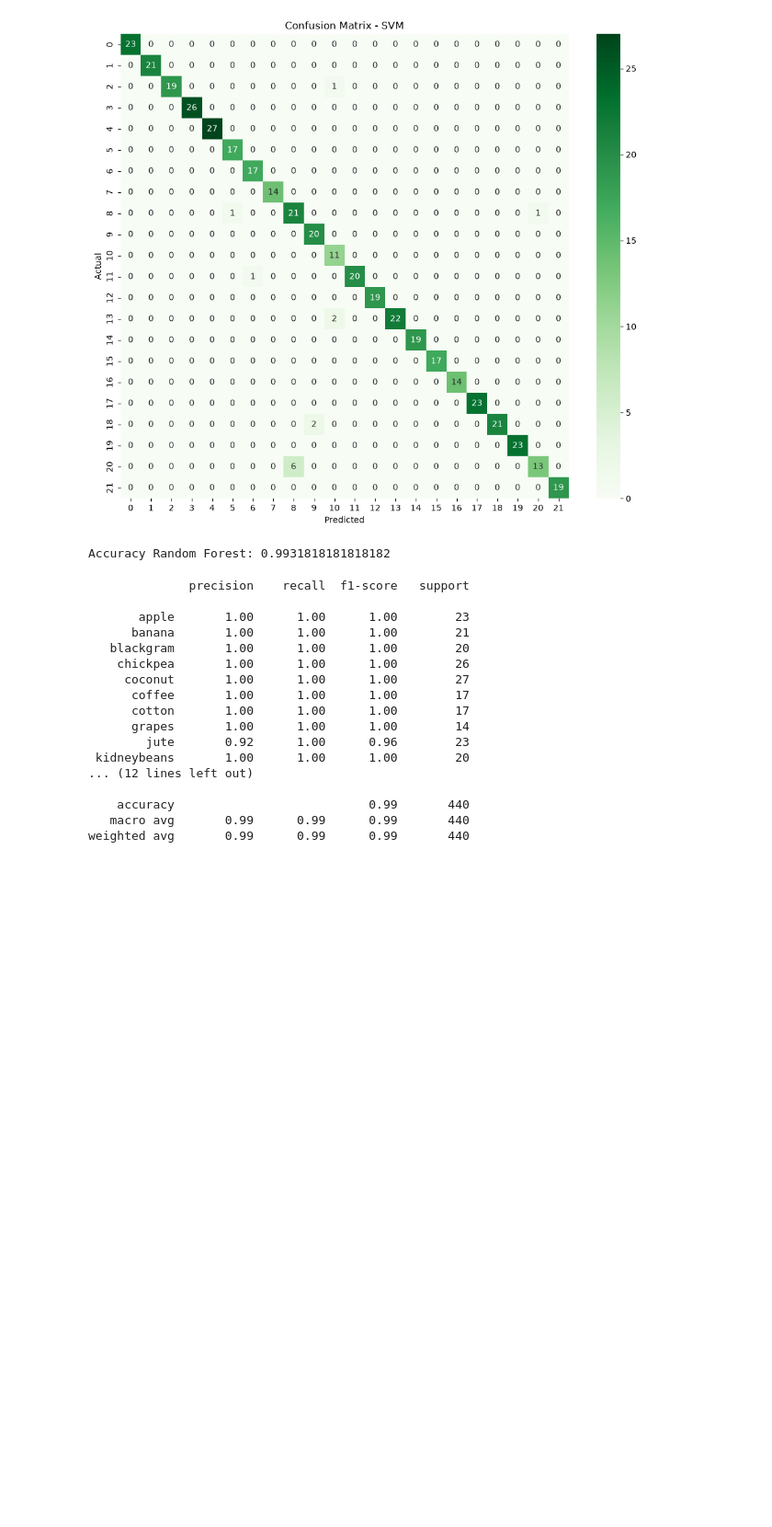
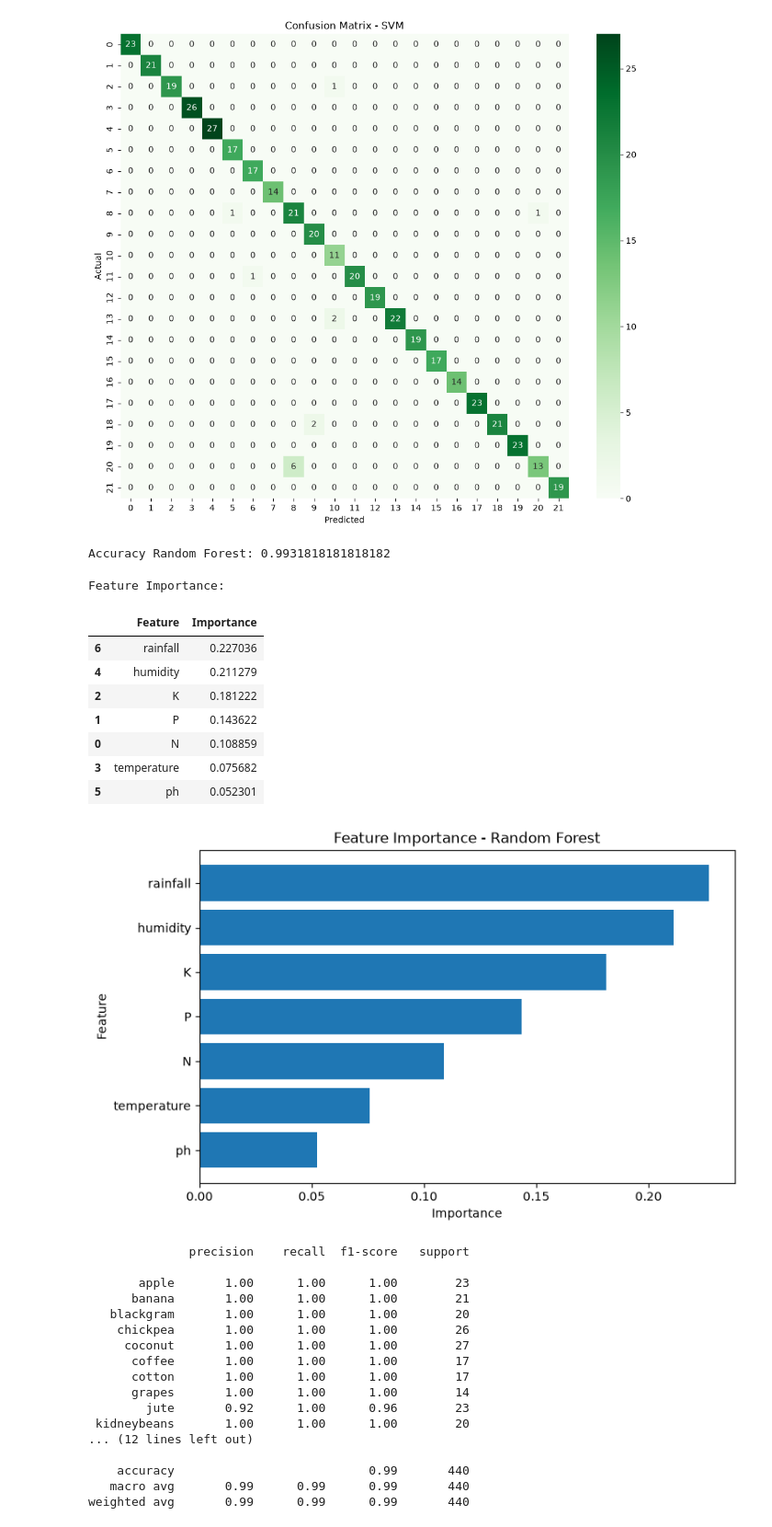
Before and after one commit to phoebetn31/Crop-Recommendation-Project, a Jupyter notebook: notebook/crop_prediction.ipynb, the cells around one changed output. Shown at 92% size. Drawn from its saved outputs; the diff is of its cells as text; code cells hidden in the pictures; blank space fills up the shorter version.

```diff
--- a/notebook/crop_prediction.ipynb
+++ b/notebook/crop_prediction.ipynb
@@ -314,6 +322,57 @@ acc_rf = accuracy_score(y_test, y_pred_rf)
 print("Accuracy Random Forest:", acc_rf)
 # %% [output]
 Accuracy Random Forest: 0.9931818181818182
+# %%
+# ==========================
+# Feature Importance
+# ==========================
+
+import pandas as pd
+import matplotlib.pyplot as plt
+
+# Tạo DataFrame
+importance = pd.DataFrame({
+    "Feature": X.columns,
+    "Importance": rf.feature_importances_
+})
+
+# Sắp xếp theo mức độ quan trọng
+importance = importance.sort_values(
+    by="Importance",
+    ascending=False
+)
+
+# Hiển thị bảng
+print("Feature Importance:")
+display(importance)
+
+# Vẽ biểu đồ
+plt.figure(figsize=(8,5))
+
+plt.barh(
+    importance["Feature"],
+    importance["Importance"]
+)
+
+plt.xlabel("Importance")
+plt.ylabel("Feature")
+plt.title("Feature Importance - Random Forest")
+
+# Đảo thứ tự để đặc trưng quan trọng nhất nằm trên cùng
+plt.gca().invert_yaxis()
+
+plt.show()
+# %% [output]
+Feature Importance:
+|  | Feature | Importance |
+| 6 | rainfall | 0.227036 |
+| 4 | humidity | 0.211279 |
+| 2 | K | 0.181222 |
+| 1 | P | 0.143622 |
+| 0 | N | 0.108859 |
+| 3 | temperature | 0.075682 |
+| 5 | ph | 0.052301 |
+[figure, added]
 # %%
 #thống kê phân loại của Random Forest
 print(classification_report(y_test, y_pred_rf))
```
Also changed, not shown: parts of 7 cells of this notebook, 5 other files.
